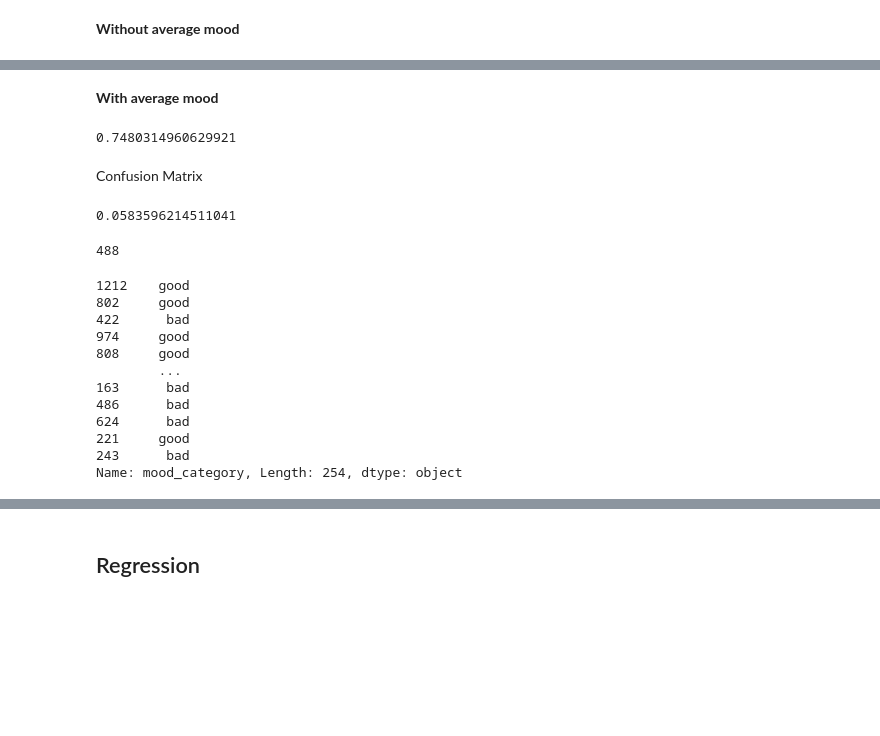
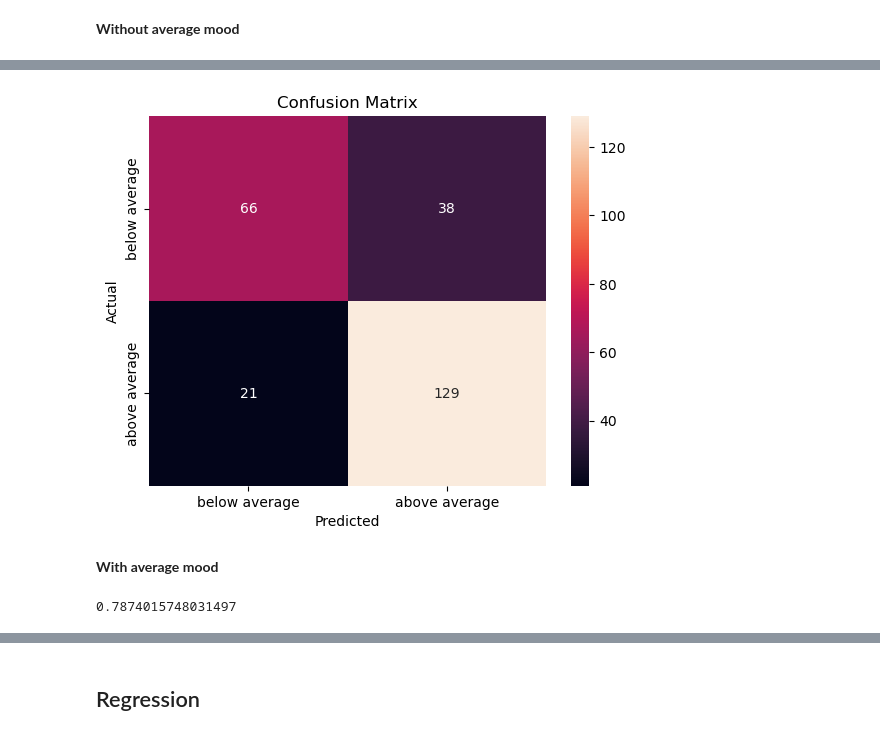
Before and after one commit to DKLEINLEUNK/DataMining, a Jupyter notebook: main_kaleem.ipynb, the cells around one changed output, grey strips where cells are left out. Cells and saved outputs as stored; diff of their text form; code cells hidden in the pictures; blank space fills up the shorter version.

```diff
--- a/main_kaleem.ipynb
+++ b/main_kaleem.ipynb
@@ -30,35 +37,14 @@ SVC_accuracy
+# %%
+classify_regress.create_confusion_matrix(y_test, y_pred)
+# %% [output]
+[figure, added]
 # %% [markdown]
 **With average mood**
 # %%
 data_clean = fix_features.get_clean_data()
 data = fix_features.read_data()
 # Without average mood
-y_test, y_pred, SVC_accuracy = classify_regress.conduct_SVC(data_clean, predictors)
+y_test_2, y_pred_2, SVC_accuracy = classify_regress.conduct_SVC(data_clean, predictors)
 SVC_accuracy
 # %% [output]
-0.7480314960629921
+0.7874015748031497
-# %% [markdown]
-Confusion Matrix
-# %%
-sum(data_clean['daily_mood'] < 6)/len(data_clean)
-# %% [output]
-0.0583596214511041
-# %%
-sum(data_clean['daily_mood'] < 7)
-# %% [output]
-488
-# %%
-y_test
-# %% [output]
-1212    good
-802     good
-422      bad
-974     good
-808     good
-        ...
-163      bad
-486      bad
-624      bad
-221     good
-243      bad
-Name: mood_category, Length: 254, dtype: object
```
Also changed, not shown: parts of 21 cells of this notebook.
